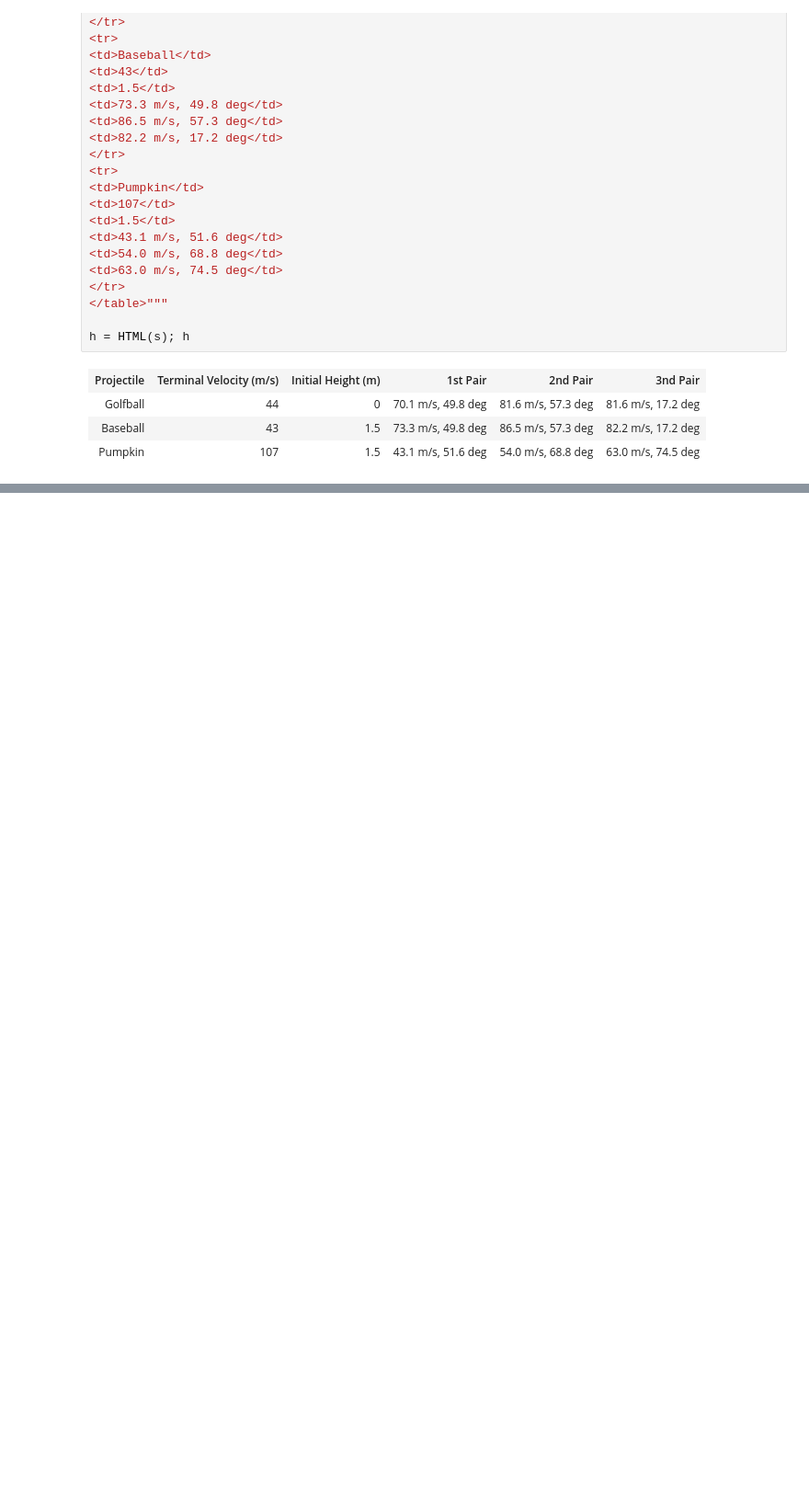
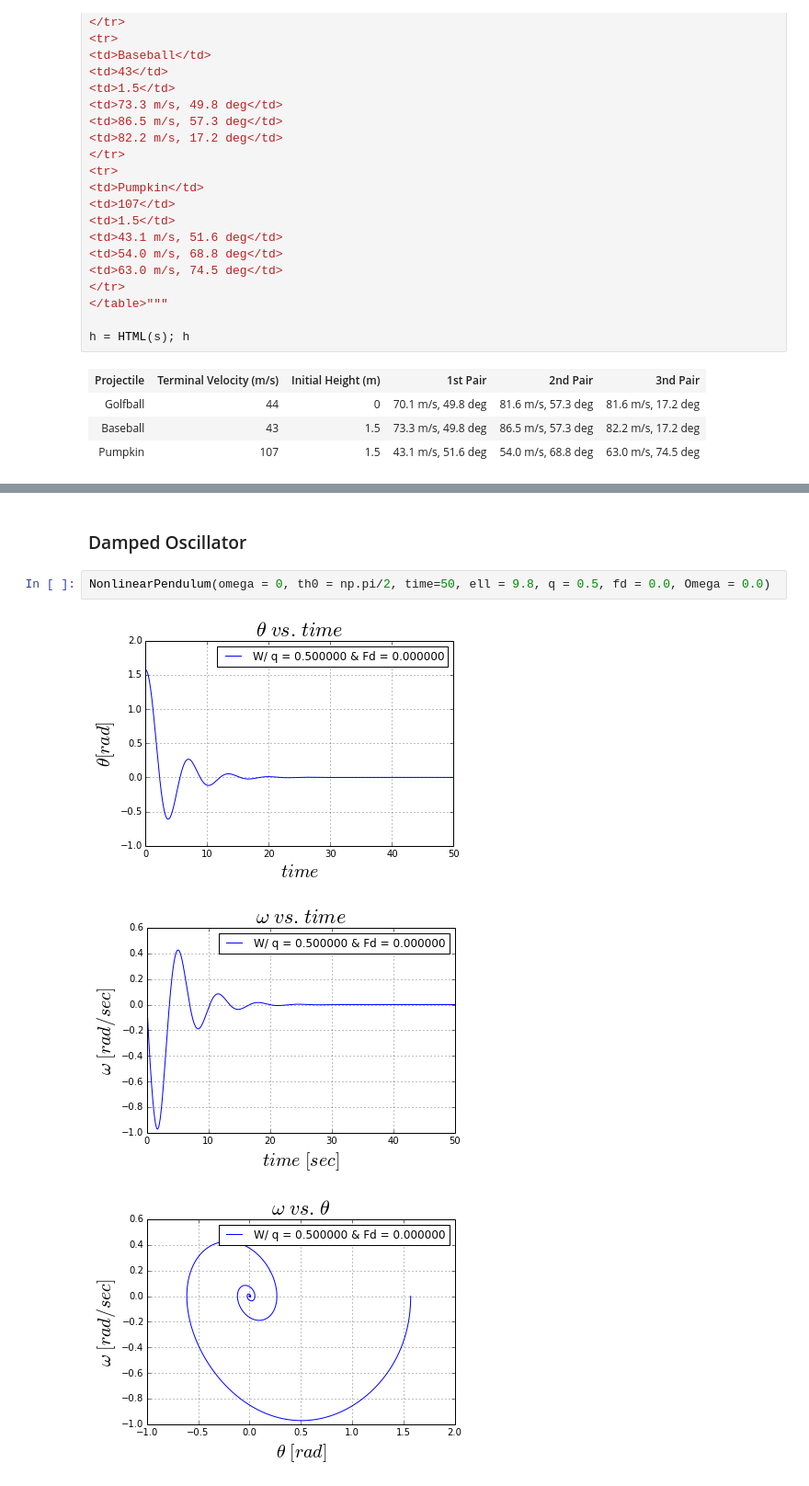
Before and after one commit to lhorowit/PHYS202-S14, a Jupyter notebook: SciPy/ODEExercises.ipynb, the cells around one changed output, grey strips where cells are left out. Shown at 92% size. Cells and saved outputs as stored; diff of their text form; blank space fills up the shorter version.

```diff
--- a/SciPy/ODEExercises.ipynb
+++ b/SciPy/ODEExercises.ipynb
@@ -516,0 +609,8 @@ h = HTML(s); h
+# %% [markdown]
+### Damped Oscillator
+# %%
+NonlinearPendulum(omega = 0, th0 = np.pi/2, time=50, ell = 9.8, q = 0.5, fd = 0.0, Omega = 0.0)
+# %% [output]
+[figure, added]
+[figure, added]
+[figure, added]
```
Also changed, not shown: parts of 11 cells of this notebook.
